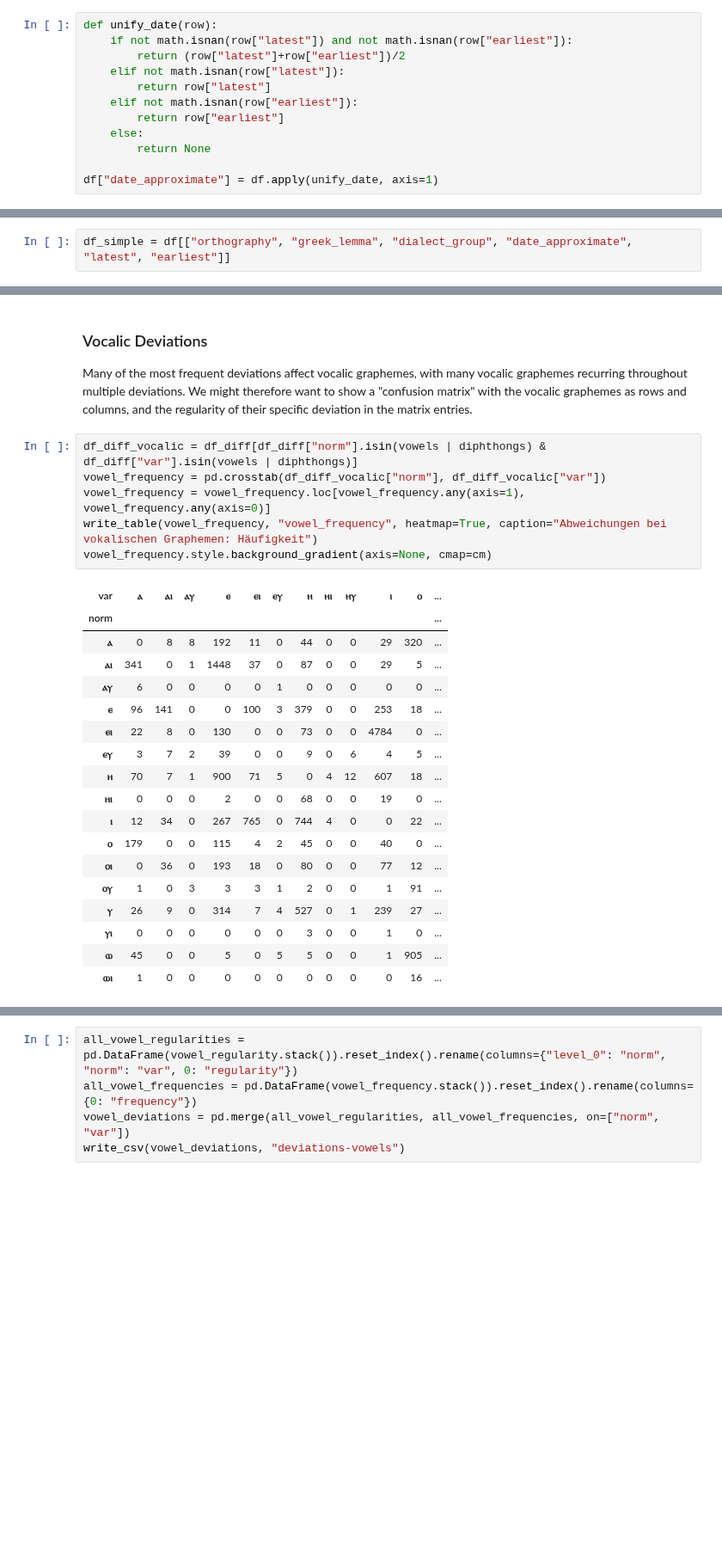
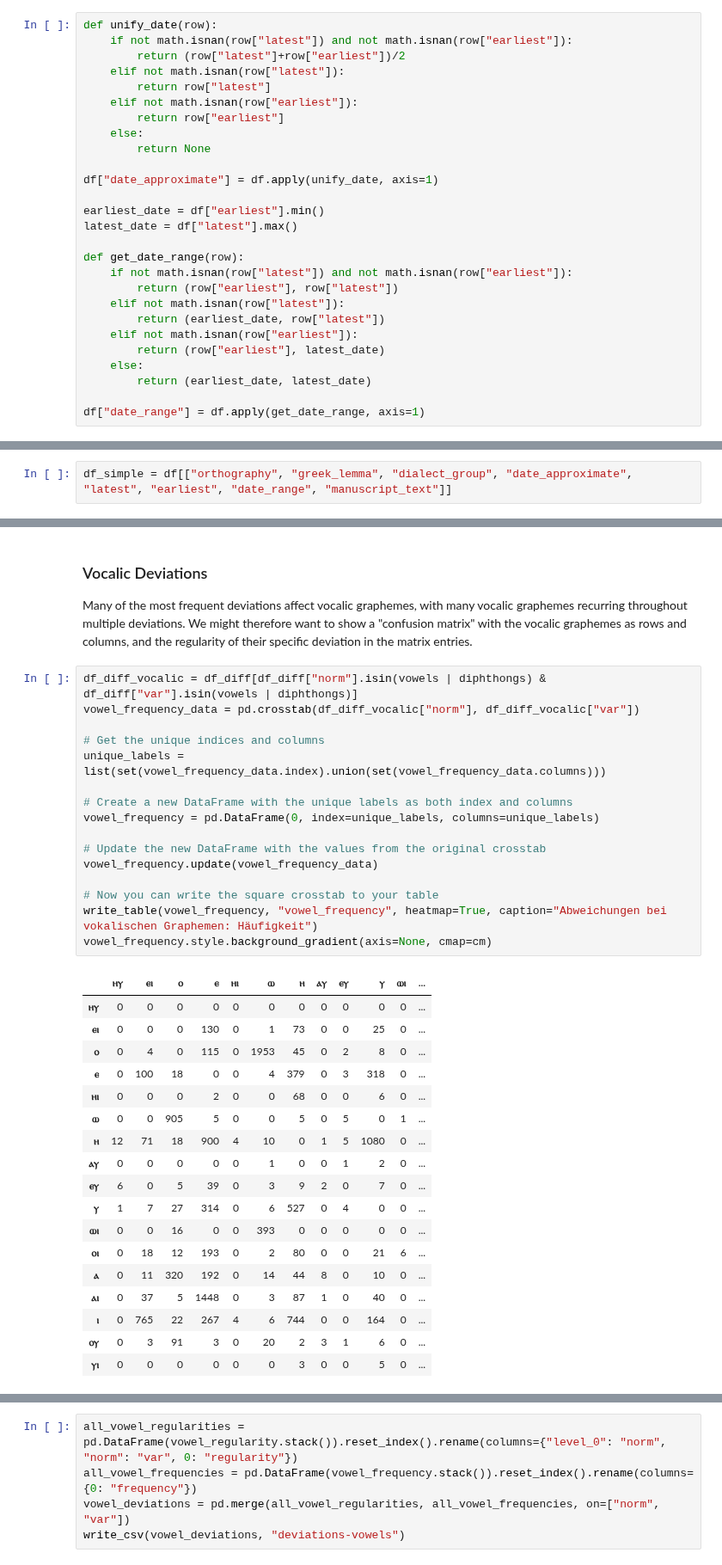
Before and after one commit to kmein/greek-coptic, a Jupyter notebook: greek-coptic.ipynb, the cells around one changed output, grey strips where cells are left out. Shown at 86% size. Drawn from its saved outputs; the diff is of its cells as text; blank space fills up the shorter version.

```diff
--- a/greek-coptic.ipynb
+++ b/greek-coptic.ipynb
@@ -209,6 +209,21 @@ def unify_date(row):
         return None
 
 df["date_approximate"] = df.apply(unify_date, axis=1)
+
+earliest_date = df["earliest"].min()
+latest_date = df["latest"].max()
+
+def get_date_range(row):
+    if not math.isnan(row["latest"]) and not math.isnan(row["earliest"]):
+        return (row["earliest"], row["latest"])
+    elif not math.isnan(row["latest"]):
+        return (earliest_date, row["latest"])
+    elif not math.isnan(row["earliest"]):
+        return (row["earliest"], latest_date)
+    else:
+        return (earliest_date, latest_date)
+
+df["date_range"] = df.apply(get_date_range, axis=1)
 # %% [markdown]
 We get the following distribution of attestations of Greek words in total:
 # %%
@@ -256,7 +296,7 @@ per_dialect
 Next, it makes sense to strip some columns from the table. For our analysis of orthographical deviation, we only need the `orthography` and `greek_lemma` columns (for comparing them against each other).
 For further analysis of factors such as date or dialect, we also keep the `dialect` column as well as our new `date_approximate` column.
 # %%
-df_simple = df[["orthography", "greek_lemma", "dialect_group", "date_approximate", "latest", "earliest"]]
+df_simple = df[["orthography", "greek_lemma", "dialect_group", "date_approximate", "latest", "earliest", "date_range", "manuscript_text"]]
 # %% [markdown]
 We also want to remove any rows which for some reason either lack an `orthography` or a `greek_lemma`. We need both for our analysis.
 # %%
@@ -1107,26 +1147,36 @@ Many of the most frequent deviations affect vocalic graphemes, with many vocalic
 We might therefore want to show a "confusion matrix" with the vocalic graphemes as rows and columns, and the regularity of their specific deviation in the matrix entries.
 # %%
 df_diff_vocalic = df_diff[df_diff["norm"].isin(vowels | diphthongs) & df_diff["var"].isin(vowels | diphthongs)]
-vowel_frequency = pd.crosstab(df_diff_vocalic["norm"], df_diff_vocalic["var"])
-vowel_frequency = vowel_frequency.loc[vowel_frequency.any(axis=1), vowel_frequency.any(axis=0)]
+vowel_frequency_data = pd.crosstab(df_diff_vocalic["norm"], df_diff_vocalic["var"])
+
+# Get the unique indices and columns
+unique_labels = list(set(vowel_frequency_data.index).union(set(vowel_frequency_data.columns)))
+
+# Create a new DataFrame with the unique labels as both index and columns
+vowel_frequency = pd.DataFrame(0, index=unique_labels, columns=unique_labels)
+
+# Update the new DataFrame with the values from the original crosstab
+vowel_frequency.update(vowel_frequency_data)
+
+# Now you can write the square crosstab to your table
 write_table(vowel_frequency, "vowel_frequency", heatmap=True, caption="Abweichungen bei vokalischen Graphemen: Häufigkeit")
 vowel_frequency.style.background_gradient(axis=None, cmap=cm)
 # %% [output]
-| var | ⲁ | ⲁⲓ | ⲁⲩ | ⲉ | ⲉⲓ | ⲉⲩ | ⲏ | ⲏⲓ | ⲏⲩ | ⲓ | ⲟ | ... |
-| norm |  |  |  |  |  |  |  |  |  |  |  | ... |
-| ⲁ | 0 | 8 | 8 | 192 | 11 | 0 | 44 | 0 | 0 | 29 | 320 | ... |
-| ⲁⲓ | 341 | 0 | 1 | 1448 | 37 | 0 | 87 | 0 | 0 | 29 | 5 | ... |
-| ⲁⲩ | 6 | 0 | 0 | 0 | 0 | 1 | 0 | 0 | 0 | 0 | 0 | ... |
-| ⲉ | 96 | 141 | 0 | 0 | 100 | 3 | 379 | 0 | 0 | 253 | 18 | ... |
-| ⲉⲓ | 22 | 8 | 0 | 130 | 0 | 0 | 73 | 0 | 0 | 4784 | 0 | ... |
-| ⲉⲩ | 3 | 7 | 2 | 39 | 0 | 0 | 9 | 0 | 6 | 4 | 5 | ... |
-| ⲏ | 70 | 7 | 1 | 900 | 71 | 5 | 0 | 4 | 12 | 607 | 18 | ... |
-| ⲏⲓ | 0 | 0 | 0 | 2 | 0 | 0 | 68 | 0 | 0 | 19 | 0 | ... |
-| ⲓ | 12 | 34 | 0 | 267 | 765 | 0 | 744 | 4 | 0 | 0 | 22 | ... |
-| ⲟ | 179 | 0 | 0 | 115 | 4 | 2 | 45 | 0 | 0 | 40 | 0 | ... |
-| ⲟⲓ | 0 | 36 | 0 | 193 | 18 | 0 | 80 | 0 | 0 | 77 | 12 | ... |
-| ⲟⲩ | 1 | 0 | 3 | 3 | 3 | 1 | 2 | 0 | 0 | 1 | 91 | ... |
-| ⲩ | 26 | 9 | 0 | 314 | 7 | 4 | 527 | 0 | 1 | 239 | 27 | ... |
-| ⲩⲓ | 0 | 0 | 0 | 0 | 0 | 0 | 3 | 0 | 0 | 1 | 0 | ... |
-| ⲱ | 45 | 0 | 0 | 5 | 0 | 5 | 5 | 0 | 0 | 1 | 905 | ... |
-| ⲱⲓ | 1 | 0 | 0 | 0 | 0 | 0 | 0 | 0 | 0 | 0 | 16 | ... |
+|  | ⲏⲩ | ⲉⲓ | ⲟ | ⲉ | ⲏⲓ | ⲱ | ⲏ | ⲁⲩ | ⲉⲩ | ⲩ | ⲱⲓ | ... |
+| ⲏⲩ | 0 | 0 | 0 | 0 | 0 | 0 | 0 | 0 | 0 | 0 | 0 | ... |
+| ⲉⲓ | 0 | 0 | 0 | 130 | 0 | 1 | 73 | 0 | 0 | 25 | 0 | ... |
+| ⲟ | 0 | 4 | 0 | 115 | 0 | 1953 | 45 | 0 | 2 | 8 | 0 | ... |
+| ⲉ | 0 | 100 | 18 | 0 | 0 | 4 | 379 | 0 | 3 | 318 | 0 | ... |
+| ⲏⲓ | 0 | 0 | 0 | 2 | 0 | 0 | 68 | 0 | 0 | 6 | 0 | ... |
+| ⲱ | 0 | 0 | 905 | 5 | 0 | 0 | 5 | 0 | 5 | 0 | 1 | ... |
+| ⲏ | 12 | 71 | 18 | 900 | 4 | 10 | 0 | 1 | 5 | 1080 | 0 | ... |
+| ⲁⲩ | 0 | 0 | 0 | 0 | 0 | 1 | 0 | 0 | 1 | 2 | 0 | ... |
+| ⲉⲩ | 6 | 0 | 5 | 39 | 0 | 3 | 9 | 2 | 0 | 7 | 0 | ... |
+| ⲩ | 1 | 7 | 27 | 314 | 0 | 6 | 527 | 0 | 4 | 0 | 0 | ... |
+| ⲱⲓ | 0 | 0 | 16 | 0 | 0 | 393 | 0 | 0 | 0 | 0 | 0 | ... |
+| ⲟⲓ | 0 | 18 | 12 | 193 | 0 | 2 | 80 | 0 | 0 | 21 | 6 | ... |
+| ⲁ | 0 | 11 | 320 | 192 | 0 | 14 | 44 | 8 | 0 | 10 | 0 | ... |
+| ⲁⲓ | 0 | 37 | 5 | 1448 | 0 | 3 | 87 | 1 | 0 | 40 | 0 | ... |
+| ⲓ | 0 | 765 | 22 | 267 | 4 | 6 | 744 | 0 | 0 | 164 | 0 | ... |
+| ⲟⲩ | 0 | 3 | 91 | 3 | 0 | 20 | 2 | 3 | 1 | 6 | 0 | ... |
+| ⲩⲓ | 0 | 0 | 0 | 0 | 0 | 0 | 3 | 0 | 0 | 5 | 0 | ... |
```
Also changed, not shown: parts of 53 cells of this notebook, 1 other file.
